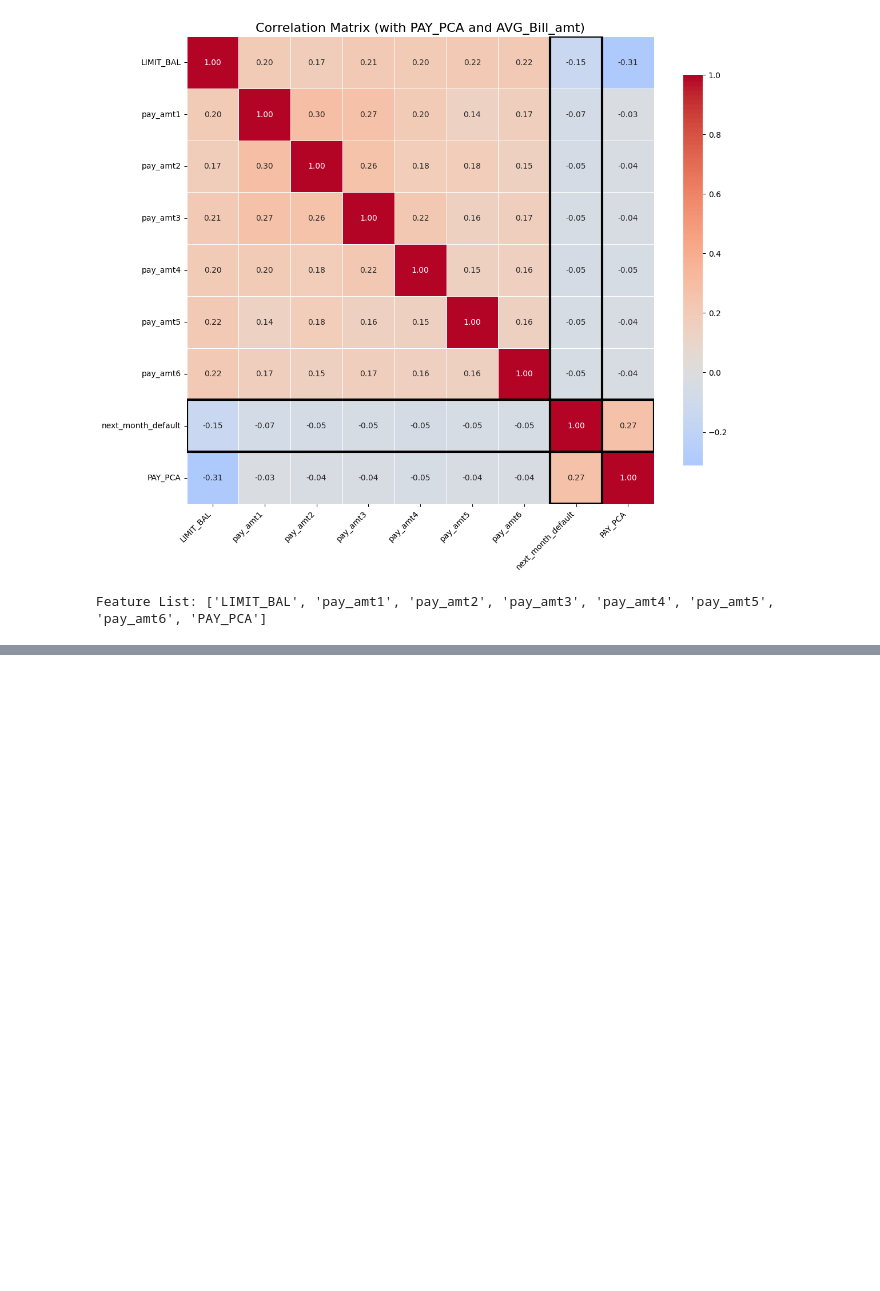
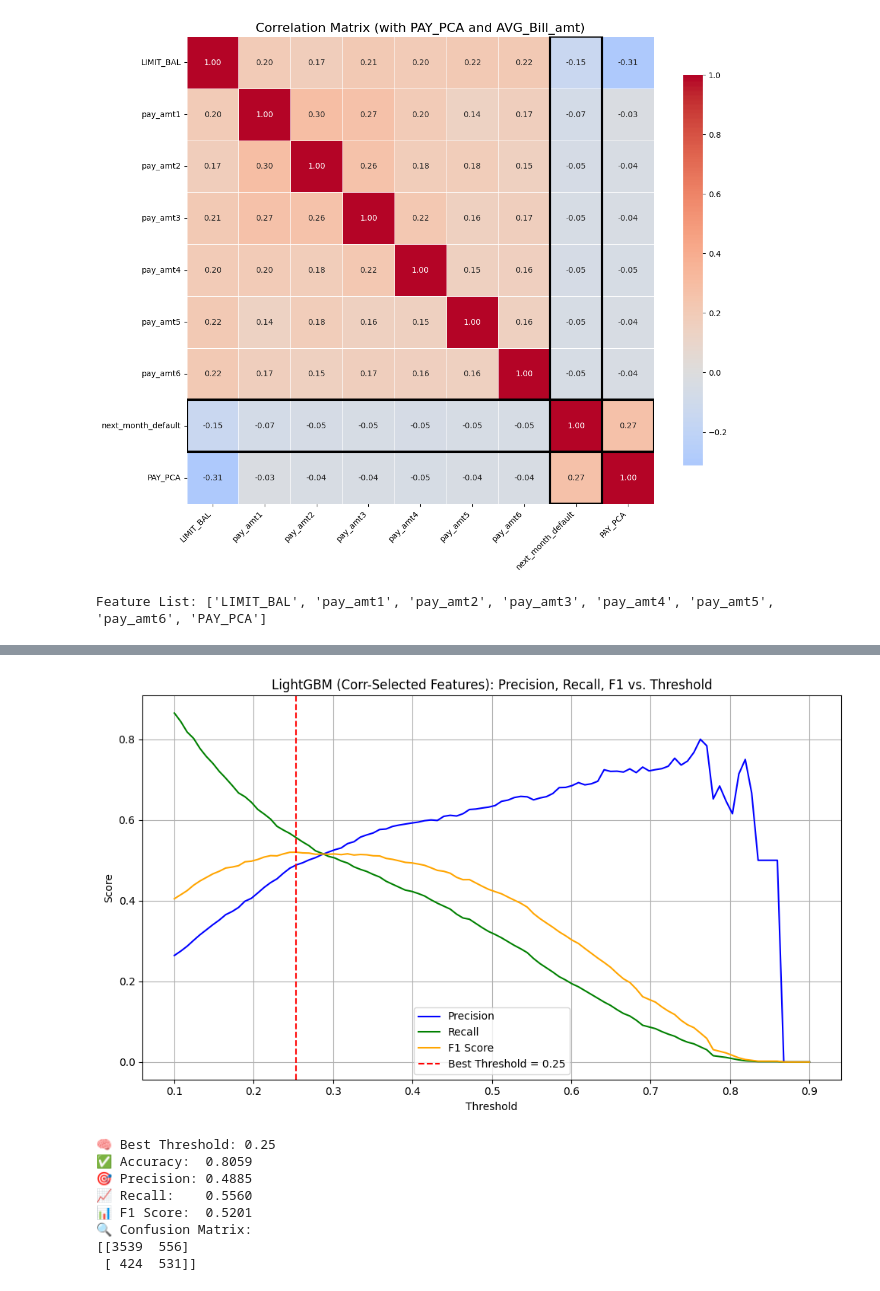
Before and after one commit to mayanksh-111/Credit-Card-Default, a Jupyter notebook: Credit_Card_Default.ipynb, the cells around one changed output, grey strips where cells are left out. Saved outputs shown, nothing was run; the diff lists cells and outputs as text; code cells hidden in the pictures; blank space fills up the shorter version.

```diff
--- a/Credit_Card_Default.ipynb
+++ b/Credit_Card_Default.ipynb
@@ -566,12 +833,56 @@ print("Feature List:", features_used)
 # %% [output]
 Feature List: ['LIMIT_BAL', 'pay_amt1', 'pay_amt2', 'pay_amt3', 'pay_amt4', 'pay_amt5', 'pay_amt6', 'PAY_PCA']
 # %%
-# Step 3: Train Random Forest
-model = RandomForestClassifier(n_estimators=100, max_depth=5, random_state=55)
+# Step 3: Train LightGBM on correlation-based features
+model = lgb.LGBMClassifier(n_estimators=100, max_depth=5, random_state=55)
 model.fit(Xr_train, yr_train)
 
-# Step 4: Evaluate
-yr_pred = model.predict(Xr_test)
-acc = accuracy_score(yr_test, yr_pred)
-print(f"Random Forest Accuracy (correlation-matrix features only): {acc:.4f}")
+# Step 4: Predict probabilities
+y_proba = model.predict_proba(Xr_test)[:, 1]
+y_true = yr_test.to_numpy()  # Fix flatten() error
+
+# Step 5: Threshold tuning based on F1
+thresholds = np.linspace(0.1, 0.9, 100)
+precisions, recalls, f1s = [], [], []
+
+for t in thresholds:
+    y_pred_t = (y_proba >= t).astype(int)
+    precisions.append(precision_score(y_true, y_pred_t, zero_division=0))
+    recalls.append(recall_score(y_true, y_pred_t, zero_division=0))
+    f1s.append(f1_score(y_true, y_pred_t, zero_division=0))
+
+# Step 6: Select best threshold
+best_idx = np.argmax(f1s)
+best_threshold = thresholds[best_idx]
+
+# Step 7: Final prediction & evaluation
+y_pred_final = (y_proba >= best_threshold).astype(int)
+acc = accuracy_score(y_true, y_pred_final)
+precision = precision_score(y_true, y_pred_final)
+recall = recall_score(y_true, y_pred_final)
+f1 = f1_score(y_true, y_pred_final)
+cm = confusion_matrix(y_true, y_pred_final)
+
+# Step 8: Plot metrics vs. threshold
+plt.figure(figsize=(10, 6))
+plt.plot(thresholds, precisions, label='Precision', color='blue')
+plt.plot(thresholds, recalls, label='Recall', color='green')
+plt.plot(thresholds, f1s, label='F1 Score', color='orange')
+plt.axvline(x=best_threshold, color='red', linestyle='--', label=f'Best Threshold = {best_threshold:.2f}')
+plt.xlabel('Threshold')
+plt.ylabel('Score')
+plt.title('LightGBM (Corr-Selected Features): Precision, Recall, F1 vs. Threshold')
+plt.legend()
+plt.grid(True)
+plt.tight_layout()
+plt.show()
+
+# Step 9: Print final metrics
+print(f"\n🧠 Best Threshold: {best_threshold:.2f}")
+print(f"✅ Accuracy:  {acc:.4f}")
+print(f"🎯 Precision: {precision:.4f}")
+print(f"📈 Recall:    {recall:.4f}")
+print(f"📊 F1 Score:  {f1:.4f}")
+print("🔍 Confusion Matrix:")
+print(cm)
 # %% [output]
@@ -578,0 +906,9 @@ Random Forest Accuracy (correlation-matrix features only): 0.8214
+[figure, added]
+🧠 Best Threshold: 0.25
+✅ Accuracy:  0.8059
+🎯 Precision: 0.4885
+📈 Recall:    0.5560
+📊 F1 Score:  0.5201
+🔍 Confusion Matrix:
+[[3539  556]
+ [ 424  531]]
```
Also changed, not shown: parts of 10 cells of this notebook.
